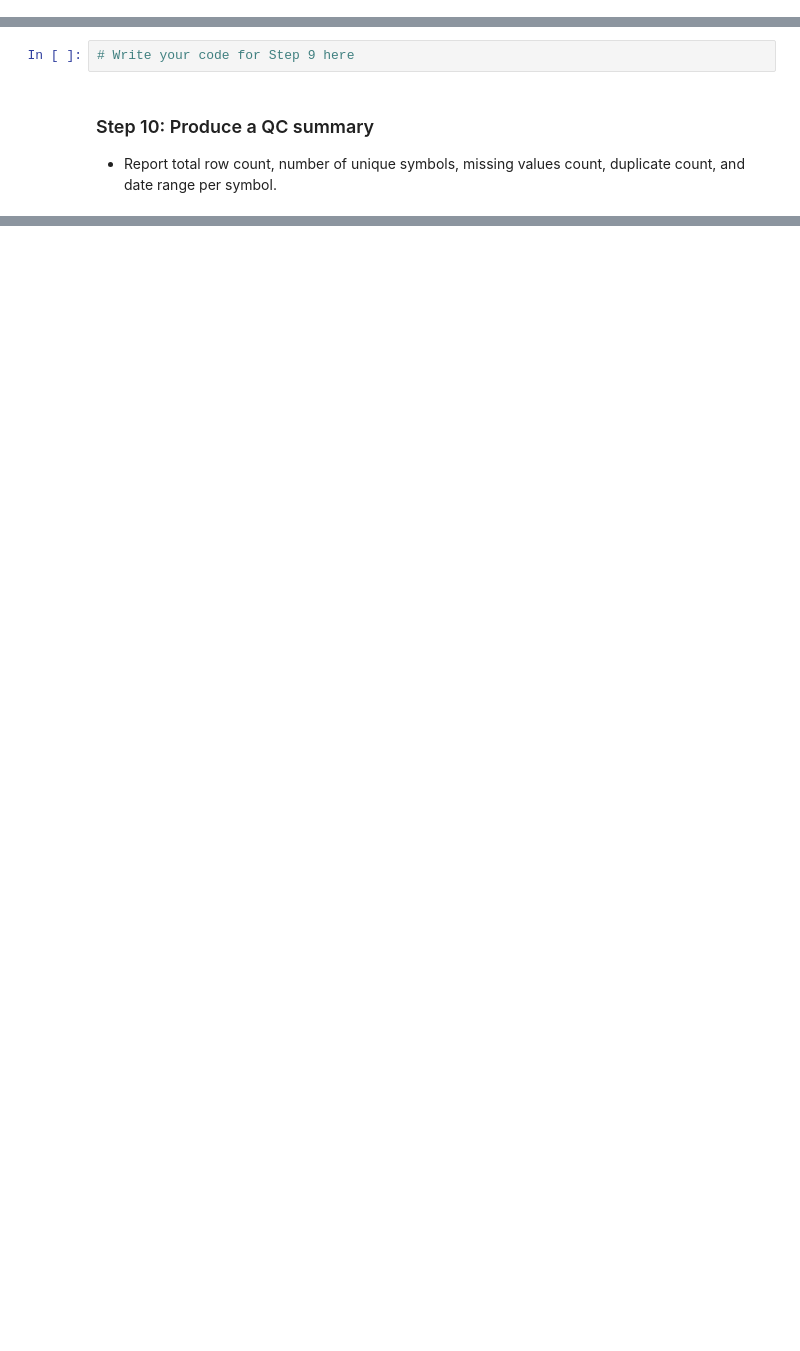
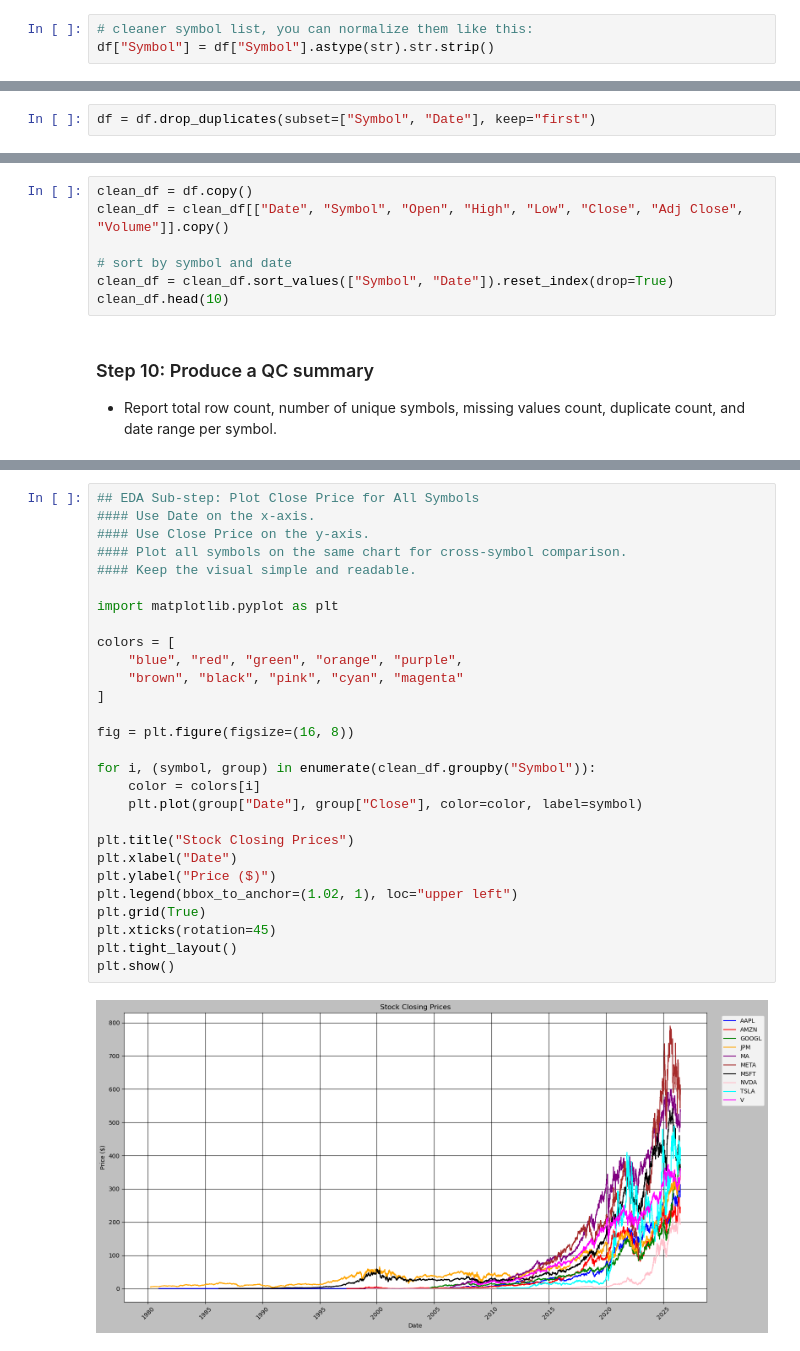
Before and after one commit to kumawatAkshay/QuantForge, a Jupyter notebook: notebook/equity_research.ipynb, the cells around one changed output, grey strips where cells are left out. Drawn from its saved outputs; the diff is of its cells as text; blank space fills up the shorter version.

```diff
--- a/notebook/equity_research.ipynb
+++ b/notebook/equity_research.ipynb
@@ -229,4 +227,7 @@ Name: Date, dtype: bool
 ### Step 5: Check for duplicates
 - Identify duplicate rows.
 - Check for duplicates based on Symbol + Date.
+# %%
+# cleaner symbol list, you can normalize them like this:
+df["Symbol"] = df["Symbol"].astype(str).str.strip()
 # %%
@@ -235,4 +237,6 @@ Name: Date, dtype: bool
 ### Step 6: Check missing values
 - Review missing values in important columns such as Date, Open, High, Low, Close, and Volume.
 - Decide whether to drop or fill missing values based on the business logic.
+# %%
+df = df.drop_duplicates(subset=["Symbol", "Date"], keep="first")
 # %%
@@ -255,7 +323,12 @@ Name: Date, dtype: bool
 - Create a cleaned version for analysis.
 - Apply only minimal and justified cleaning rules at this stage.
 # %%
-# Write your code for Step 9 here
+clean_df = df.copy()
+clean_df = clean_df[["Date", "Symbol", "Open", "High", "Low", "Close", "Adj Close", "Volume"]].copy()
+
+# sort by symbol and date
+clean_df = clean_df.sort_values(["Symbol", "Date"]).reset_index(drop=True)
+clean_df.head(10)
 # %% [markdown]
 ### Step 10: Produce a QC summary
 - Report total row count, number of unique symbols, missing values count, duplicate count, and date range per symbol.
@@ -263,0 +371,30 @@ Name: Date, dtype: bool
+# %%
+## EDA Sub-step: Plot Close Price for All Symbols
+#### Use Date on the x-axis.
+#### Use Close Price on the y-axis.
+#### Plot all symbols on the same chart for cross-symbol comparison.
+#### Keep the visual simple and readable.
+
+import matplotlib.pyplot as plt
+
+colors = [
+    "blue", "red", "green", "orange", "purple",
+    "brown", "black", "pink", "cyan", "magenta"
+]
+
+fig = plt.figure(figsize=(16, 8))
+
+for i, (symbol, group) in enumerate(clean_df.groupby("Symbol")):
+    color = colors[i]
+    plt.plot(group["Date"], group["Close"], color=color, label=symbol)
+
+plt.title("Stock Closing Prices")
+plt.xlabel("Date")
+plt.ylabel("Price ($)")
+plt.legend(bbox_to_anchor=(1.02, 1), loc="upper left")
+plt.grid(True)
+plt.xticks(rotation=45)
+plt.tight_layout()
+plt.show()
+# %% [output]
+[figure, added]
```
Also changed, not shown: parts of 33 cells of this notebook, 1 other file.
